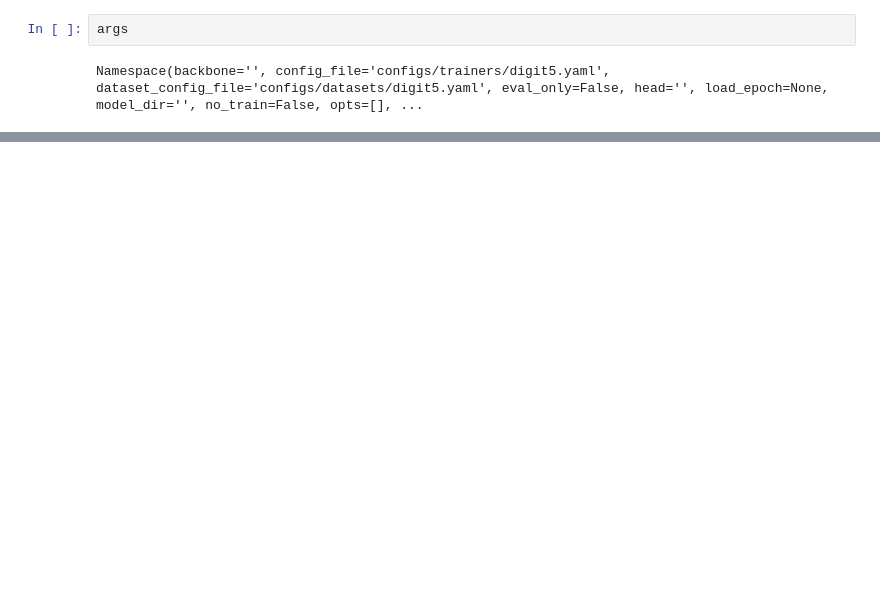
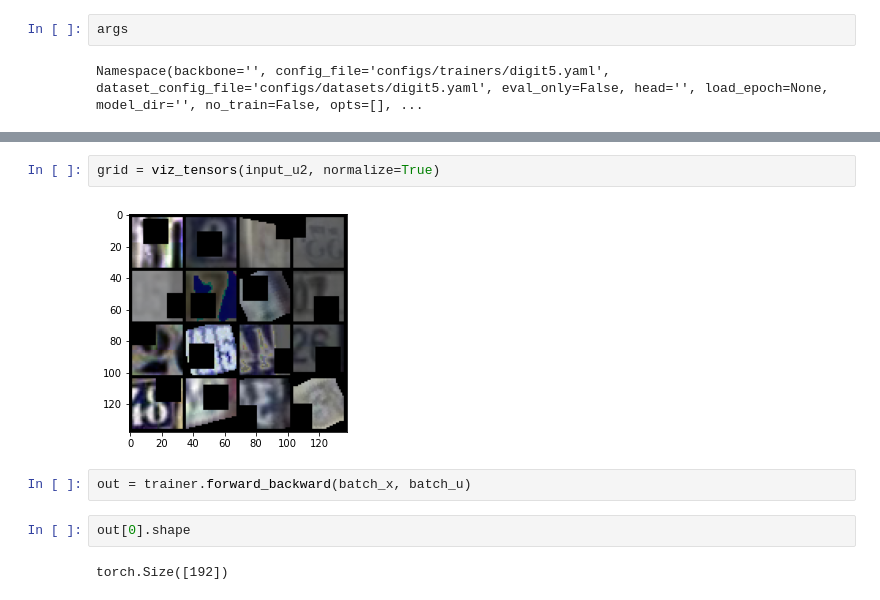
Before and after one commit to yizhe-ang/AdaMatch-PyTorch, a Jupyter notebook: notebooks/test.ipynb, the cells around one changed output, grey strips where cells are left out. Drawn from its saved outputs; the diff is of its cells as text; blank space fills up the shorter version.

```diff
--- a/notebooks/test.ipynb
+++ b/notebooks/test.ipynb
@@ -109,0 +170,10 @@ FileNotFoundError: [Errno 2] No such file or directory: '/Users/angyizhe/code/SL
+# %%
+grid = viz_tensors(input_u2, normalize=True)
+# %% [output]
+[figure, added]
+# %%
+out = trainer.forward_backward(batch_x, batch_u)
+# %%
+out[0].shape
+# %% [output]
+torch.Size([192])
```
Also changed, not shown: parts of 14 cells of this notebook, 6 other files.
